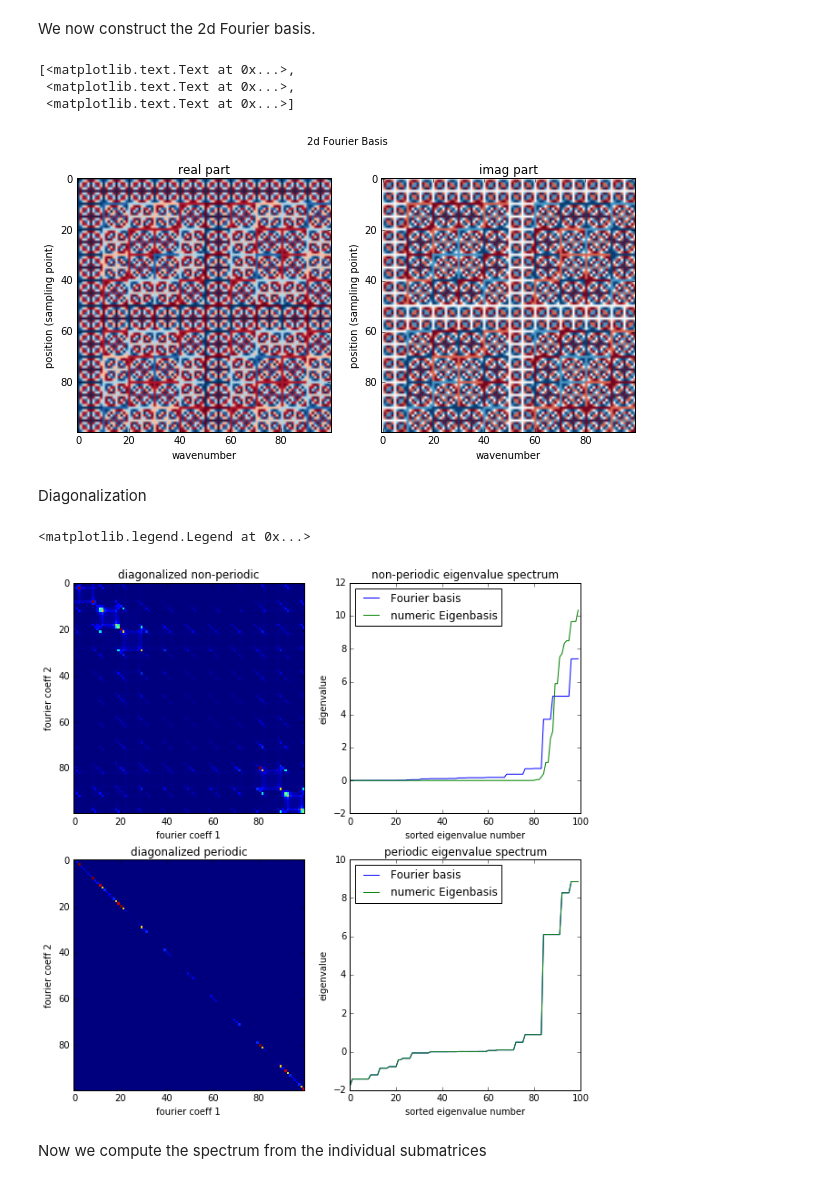
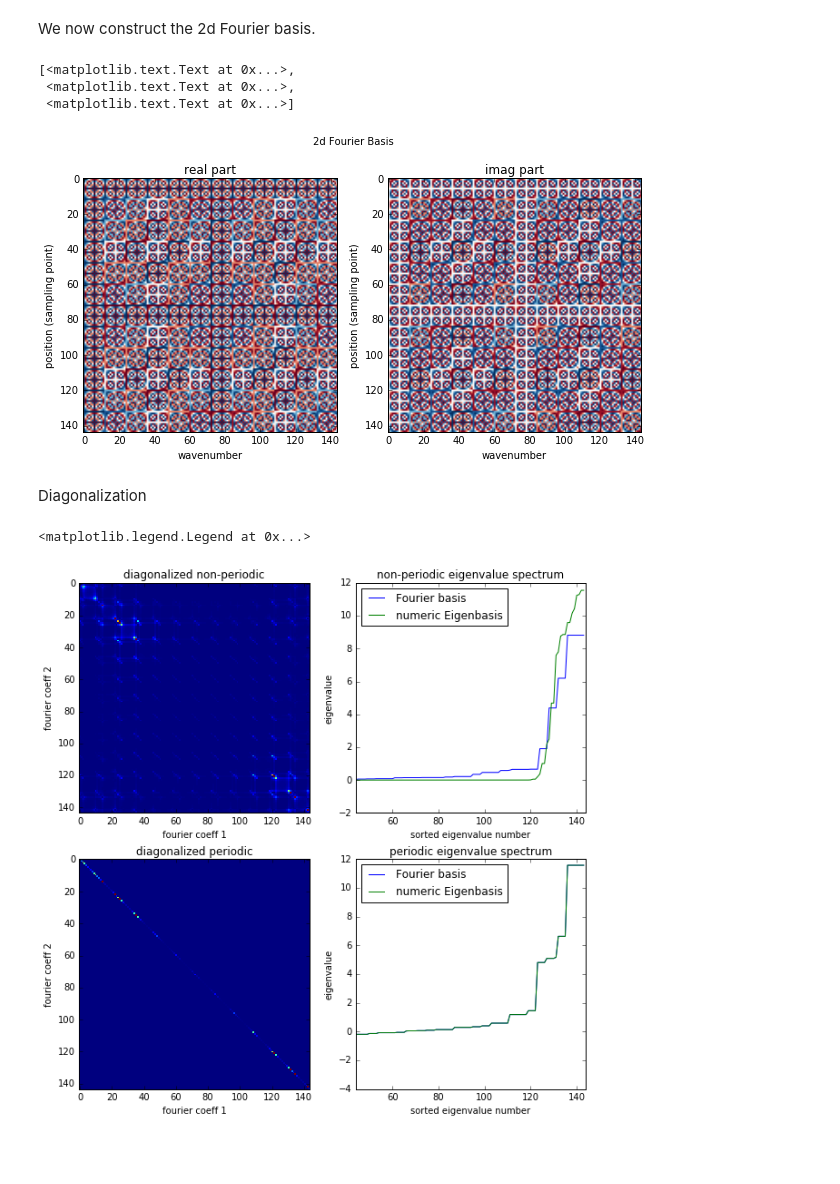
Before and after one commit to MMesch/toeplitz_spectrum, a Jupyter notebook: toeplitz_spectrum.ipynb, the cells around one changed output. Drawn from its saved outputs; the diff is of its cells as text; code cells hidden in the pictures; blank space fills up the shorter version.

```diff
--- a/toeplitz_spectrum.ipynb
+++ b/toeplitz_spectrum.ipynb
@@ -152,10 +152,10 @@ def get_2dcovariance_matrix(nx, ny, frequency, boundary=None):
     return covariance
 
 # get covariance matrices
-nx = 10
-ny = 10
+nx = 12
+ny = 12
 npts = nx * ny
-frequency = 12
+frequency = 15
 covariance2d = get_2dcovariance_matrix(nx, ny, frequency)
 covariance2d_new = covariance2d.reshape(nx, nx, ny, ny).transpose((0, 2, 1, 3)).reshape(nx * nx, ny * ny)
 
@@ -245,36 +245,36 @@ col2.set(title='imag part', xlabel='wavenumber', ylabel='position (sampling poin
 [<matplotlib.text.Text at 0x...>,
  <matplotlib.text.Text at 0x...>,
  <matplotlib.text.Text at 0x...>]
-[figure, old version]
+[figure, new version]
 # %% [markdown]
 Diagonalization
 # %%
 # diagonalize covariance matrices and extract the sorted diagonal entries
 diagonalized2d = fbasis2d.dot(covariance2d).dot(fbasis2d.conjugate().T)
 diagonalized_circ2d = fbasis2d.dot(covariance_circ2d).dot(fbasis2d.conjugate().T)
 
 evals_ana2d = np.sort(np.real(np.diag(diagonalized2d)))
 evals_ana_circ2d = np.sort(np.real(np.diag(diagonalized_circ2d)))
 
 fig, axes = plt.subplots(2, 2, figsize=(10,10))
 
 # plot non-periodic diagonalized matrix and eigenvalue spectra
 axes[0, 0].imshow(np.abs(diagonalized2d), interpolation='nearest')
 axes[0, 0].set(title='diagonalized non-periodic', xlabel='fourier coeff 1', ylabel='fourier coeff 2')
 axes[0, 1].plot(evals_ana2d, label='Fourier basis')
 axes[0, 1].plot(evals2d, label='numeric Eigenbasis')
-axes[0, 1].set(title='non-periodic eigenvalue spectrum', xlabel='sorted eigenvalue number', ylabel='eigenvalue')
+axes[0, 1].set(title='non-periodic eigenvalue spectrum', xlabel='sorted eigenvalue number', ylabel='eigenvalue',
+               xlim=(npts - 100, npts))
 axes[0, 1].legend(loc=2)
 
 # plot periodic diagonalized matrix and eigenvalue spectra
 axes[1, 0].imshow(np.abs(diagonalized_circ2d), interpolation='nearest')
 axes[1, 0].set(title='diagonalized periodic', xlabel='fourier coeff 1', ylabel='fourier coeff 2')
 axes[1, 1].plot(evals_ana_circ2d, label='Fourier basis')
 axes[1, 1].plot(evals_circ2d, label='numeric Eigenbasis')
-axes[1, 1].set(title='periodic eigenvalue spectrum', xlabel='sorted eigenvalue number', ylabel='eigenvalue')
+axes[1, 1].set(title='periodic eigenvalue spectrum', xlabel='sorted eigenvalue number', ylabel='eigenvalue',
+               xlim=(npts - 100, npts))
 axes[1, 1].legend(loc=2)
 # %% [output]
 <matplotlib.legend.Legend at 0x...>
-[figure, old version]
+[figure, new version]
-# %% [markdown]
-Now we compute the spectrum from the individual submatrices
```
Also changed, not shown: parts of 3 cells of this notebook.
